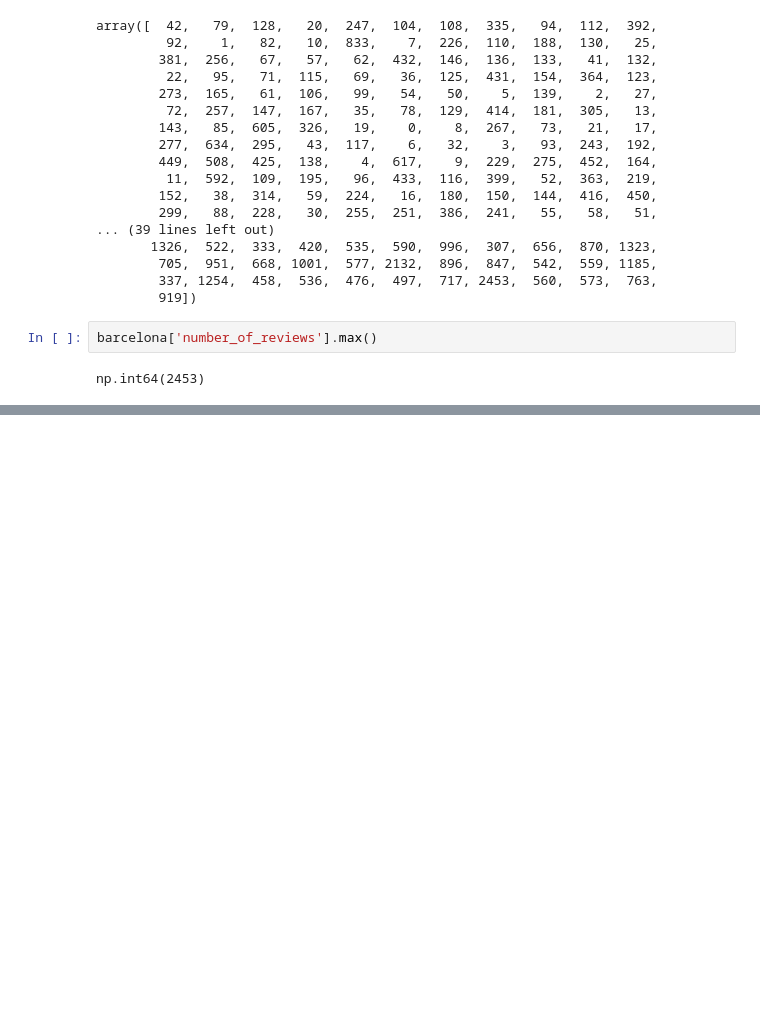
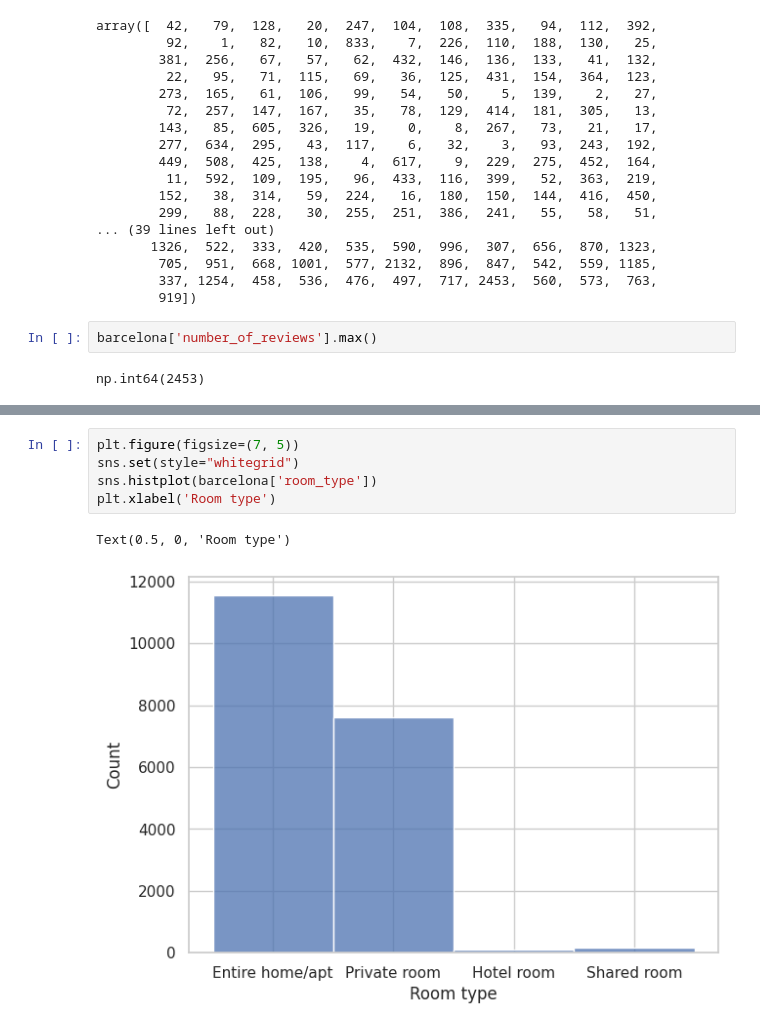
Before and after one commit to anarod13/airbnb-ownerships, a Jupyter notebook: barcelona.ipynb, the cells around one changed output, grey strips where cells are left out. Cells and saved outputs as stored; diff of their text form; blank space fills up the shorter version.

```diff
--- a/barcelona.ipynb
+++ b/barcelona.ipynb
@@ -362,0 +407,8 @@ barcelona.to_csv('data/results/barcelona.csv', index=False)
+# %%
+plt.figure(figsize=(7, 5))
+sns.set(style="whitegrid")
+sns.histplot(barcelona['room_type'])
+plt.xlabel('Room type')
+# %% [output]
+Text(0.5, 0, 'Room type')
+[figure, added]
```
Also changed, not shown: parts of 22 cells of this notebook, 1 other file.
